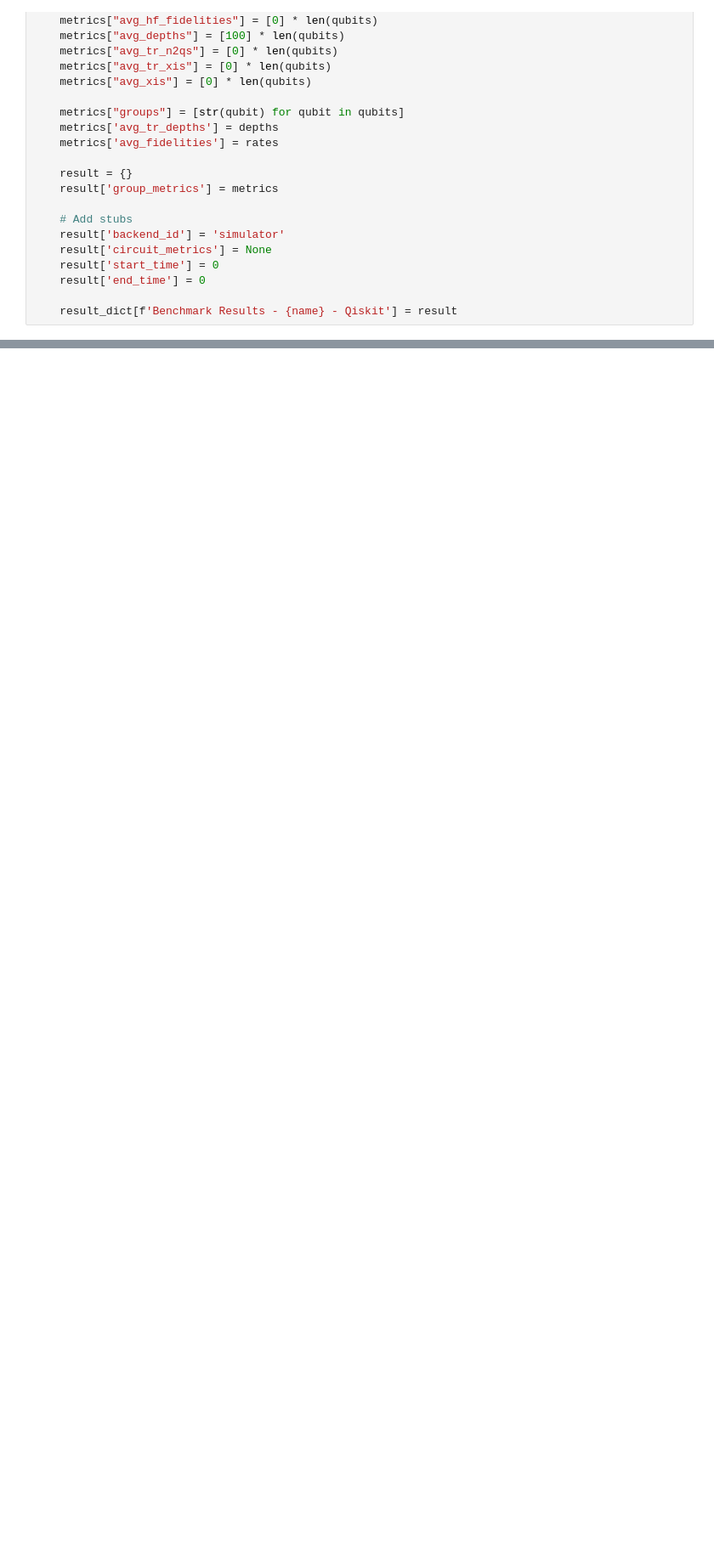
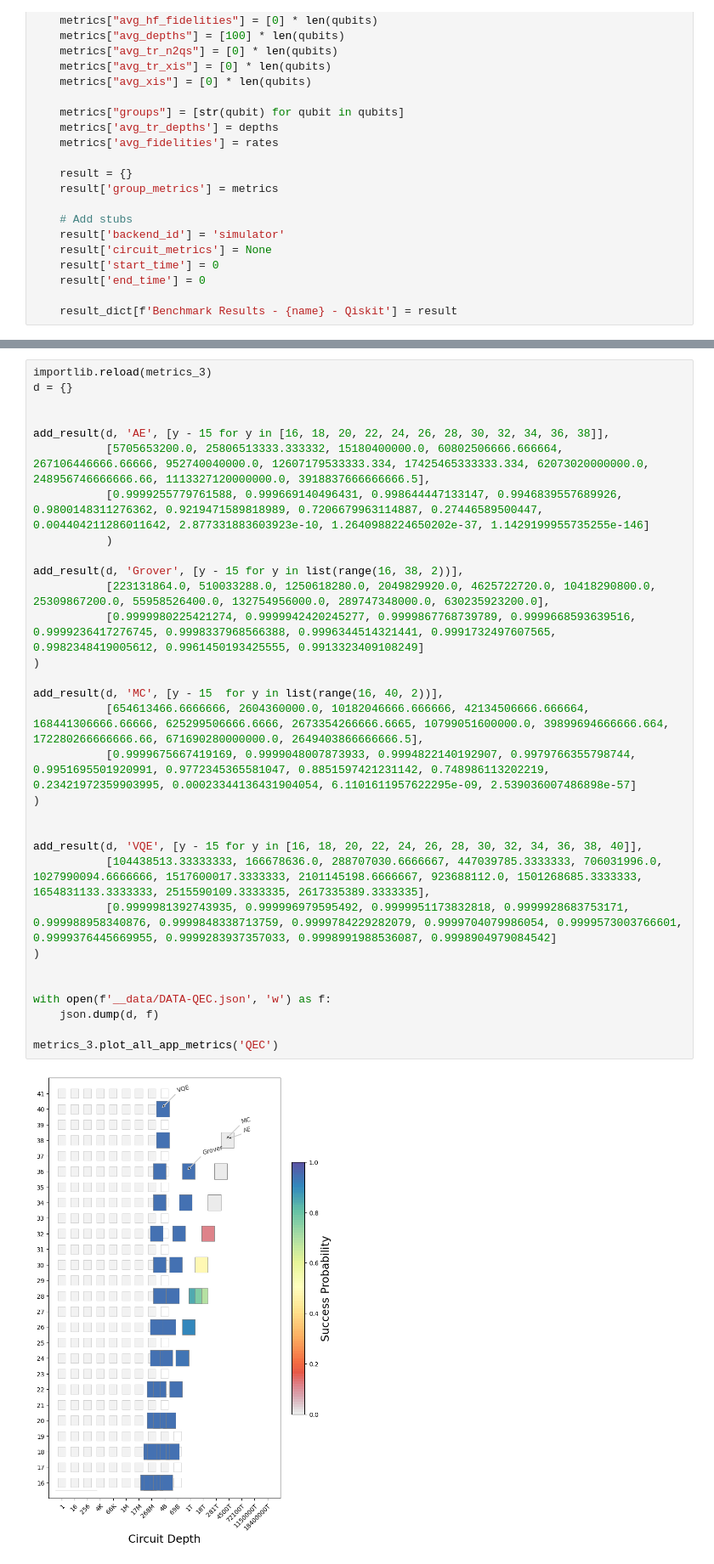
Before and after one commit to ijshj10/QC-App-Oriented-Benchmarks, a Jupyter notebook: plot.ipynb, the cells around one changed output, grey strips where cells are left out. Shown: that part at 85% size. Drawn from its saved outputs; the diff is of its cells as text; blank space fills up the shorter version.

```diff
--- a/plot.ipynb
+++ b/plot.ipynb
@@ -99 +98,34 @@ metrics_2.plot_all_app_metrics('QEC')
+# %%
+importlib.reload(metrics_3)
+d = {}
+
+
+add_result(d, 'AE', [y - 15 for y in [16, 18, 20, 22, 24, 26, 28, 30, 32, 34, 36, 38]],
+           [5705653200.0, 25806513333.333332, 15180400000.0, 60802506666.666664, 267106446666.66666, 952740040000.0, 12607179533333.334, 17425465333333.334, 62073020000000.0, 248956746666666.66, 1113327120000000.0, 3918837666666666.5],
+           [0.9999255779761588, 0.999669140496431, 0.998644447133147, 0.9946839557689926, 0.9800148311276362, 0.9219471589818989, 0.7206679963114887, 0.27446589500447, 0.004404211286011642, 2.877331883603923e-10, 1.2640988224650202e-37, 1.1429199955735255e-146]
+           )
+
+add_result(d, 'Grover', [y - 15 for y in list(range(16, 38, 2))],
+           [223131864.0, 510033288.0, 1250618280.0, 2049829920.0, 4625722720.0, 10418290800.0, 25309867200.0, 55958526400.0, 132754956000.0, 289747348000.0, 630235923200.0],
+           [0.9999980225421274, 0.9999942420245277, 0.9999867768739789, 0.9999668593639516, 0.9999236417276745, 0.9998337968566388, 0.9996344514321441, 0.9991732497607565, 0.9982348419005612, 0.9961450193425555, 0.9913323409108249]
+)
+
+add_result(d, 'MC', [y - 15  for y in list(range(16, 40, 2))],
+           [654613466.6666666, 2604360000.0, 10182046666.666666, 42134506666.666664, 168441306666.66666, 625299506666.6666, 2673354266666.6665, 10799051600000.0, 39899694666666.664, 172280266666666.66, 671690280000000.0, 2649403866666666.5],
+           [0.9999675667419169, 0.9999048007873933, 0.9994822140192907, 0.9979766355798744, 0.9951695501920991, 0.9772345365581047, 0.8851597421231142, 0.748986113202219, 0.23421972359903995, 0.00023344136431904054, 6.1101611957622295e-09, 2.539036007486898e-57]
+)
+
+
+add_result(d, 'VQE', [y - 15 for y in [16, 18, 20, 22, 24, 26, 28, 30, 32, 34, 36, 38, 40]],
+           [104438513.33333333, 166678636.0, 288707030.6666667, 447039785.3333333, 706031996.0, 1027990094.6666666, 1517600017.3333333, 2101145198.6666667, 923688112.0, 1501268685.3333333, 1654831133.3333333, 2515590109.3333335, 2617335389.3333335],
+           [0.9999981392743935, 0.999996979595492, 0.9999951173832818, 0.9999928683753171, 0.999988958340876, 0.9999848338713759, 0.9999784229282079, 0.9999704079986054, 0.9999573003766601, 0.9999376445669955, 0.9999283937357033, 0.9998991988536087, 0.9998904979084542]
+)
+
+
+with open(f'__data/DATA-QEC.json', 'w') as f:
+    json.dump(d, f)
+
+metrics_3.plot_all_app_metrics('QEC')
+# %% [output]
+[figure, added]
 # %%
```
Also changed, not shown: parts of 4 cells of this notebook, 1 other file.
